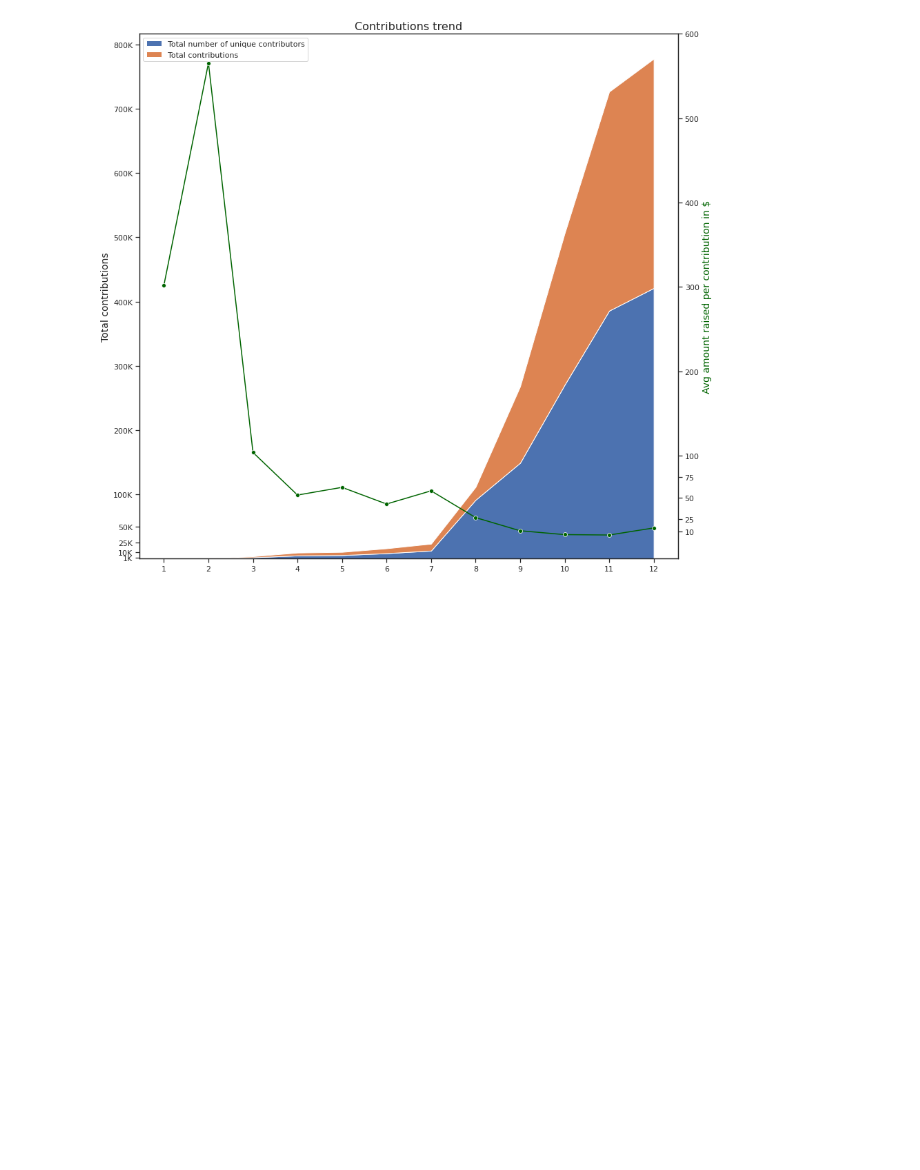
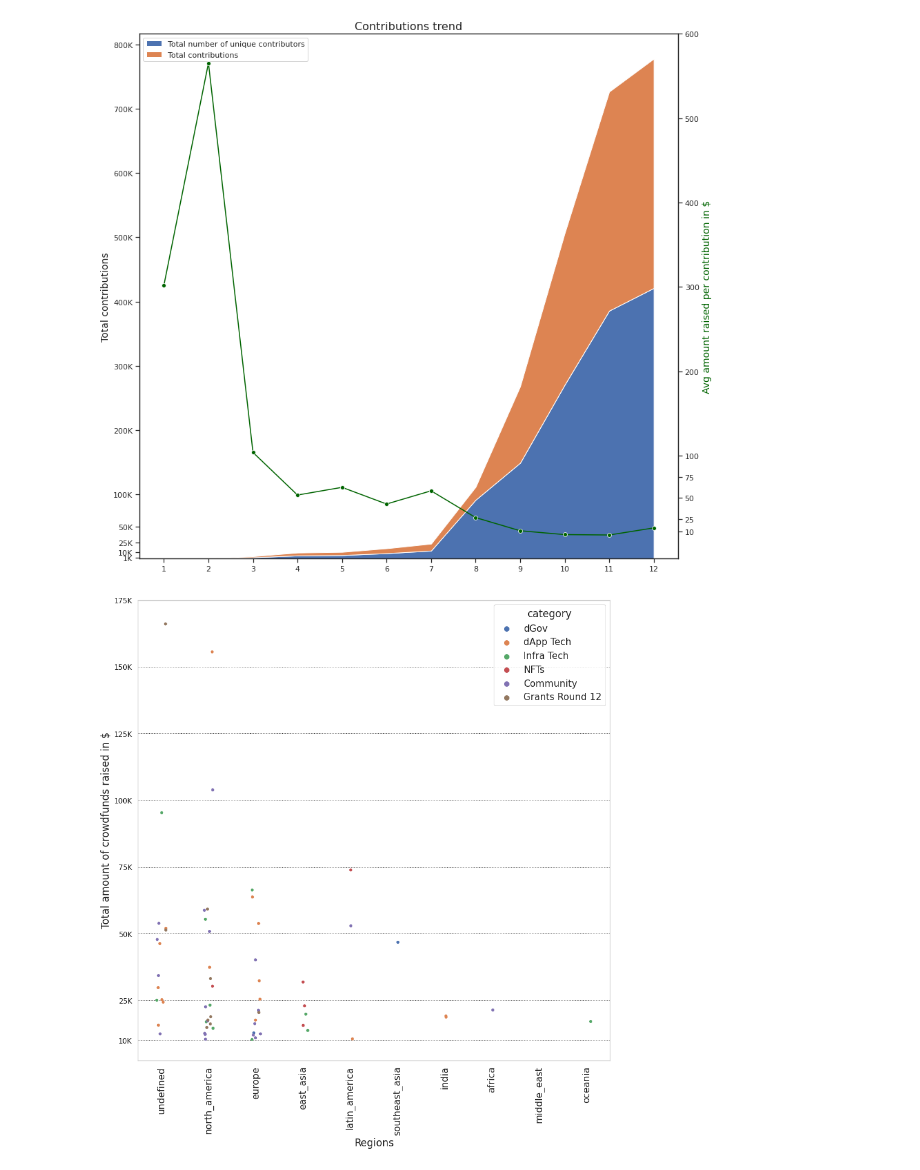
Before and after one commit to reza-hackathons/gitcoin_grants_eda, a Jupyter notebook: eda.ipynb, the cells around one changed output. Saved outputs shown, nothing was run; the diff lists cells and outputs as text; code cells hidden in the pictures; blank space fills up the shorter version.

Commit message:
region-category wise analysis.

```diff
--- a/eda.ipynb
+++ b/eda.ipynb
@@ -149,6 +149,9 @@ plt.title("Grants by category", fontsize=16);
 # %% [output]
 [figure]
 # %%
+category_hue_order = ['dGov', 'dApp Tech', 'Infra Tech', 'NFTs', 'Community', 'Grants Round 12']
+region_order = ['undefined', 'north_america', 'europe', 'east_asia', 'latin_america',
+                'southeast_asia', 'india', 'africa', 'middle_east', 'oceania']
 def display_total_funds_raised(round_number, amount_min=0, amount_max=1e8,
                                yticks=[10000, 25000, 50000, 100000, 200000, 300000, 400000, 500000, 750000]):
     """
@@ -162,7 +165,7 @@ def display_total_funds_raised(round_number, amount_min=0, amount_max=1e8,
     plt.figure(figsize=(14, 14))
     plt.title('(Region and category)-wise total amount of funds raised', fontsize=16)
     sns.set_style('whitegrid', {'grid.color': '.1', 'grid.linestyle': ':'})
-    ax = sns.stripplot(y='total', x='region', hue='category', data=df_fr)
+    ax = sns.stripplot(y='total', x='region', hue='category', data=df_fr, order=region_order, hue_order=category_hue_order)
     _ = ax.set_xticklabels(ax.get_xticklabels(), rotation = 90)
     plt.xlabel('Regions')
     plt.ylabel("Total amount of funds raised in $")
@@ -183,7 +186,7 @@ def display_crowdfunds_raised(round_number, amount_min=0, amount_max=1e8,
     sns.set(font_scale=1.4)
     plt.figure(figsize=(14, 14))
     sns.set_style('whitegrid', {'grid.color': '.1', 'grid.linestyle': ':'})
-    ax = sns.stripplot(y='crowdfund_amount_contributions_usd', x='region', hue='category', data=df_fr)
+    ax = sns.stripplot(y='crowdfund_amount_contributions_usd', x='region', hue='category', data=df_fr, order=region_order, hue_order=category_hue_order)
     _ = ax.set_xticklabels(ax.get_xticklabels(), rotation = 90)
     plt.xlabel('Regions')
     plt.ylabel("Total amount of crowdfunds raised in $")
@@ -203,7 +206,7 @@ def display_matched_funds_raised(round_number, amount_min=0, amount_max=1e8,
     sns.set(font_scale=1.4)
     plt.figure(figsize=(14, 14))
     sns.set_style('whitegrid', {'grid.color': '.1', 'grid.linestyle': ':'})
-    ax = sns.stripplot(y='match_amount', x='region', hue='category', data=df_fr)
+    ax = sns.stripplot(y='match_amount', x='region', hue='category', data=df_fr, order=region_order, hue_order=category_hue_order)
     _ = ax.set_xticklabels(ax.get_xticklabels(), rotation = 90)
     plt.xlabel('Regions')
     plt.ylabel("Total amount of matched funds raised in $")
@@ -313,3 +312,7 @@ ax1.yaxis.set_major_formatter(tick.FuncFormatter(reformat_large_tick_values))
 plt.show()
 # %% [output]
 [figure]
+# %%
+display_crowdfunds_raised(round_number = 12, amount_min = 10001, amount_max = 175001, yticks = [10001, 25000, 50000, 75000, 100000, 125000, 150000, 175000])
+# %% [output]
+[figure, added]
```
Also changed, not shown: parts of 5 cells of this notebook, 7 other files.
